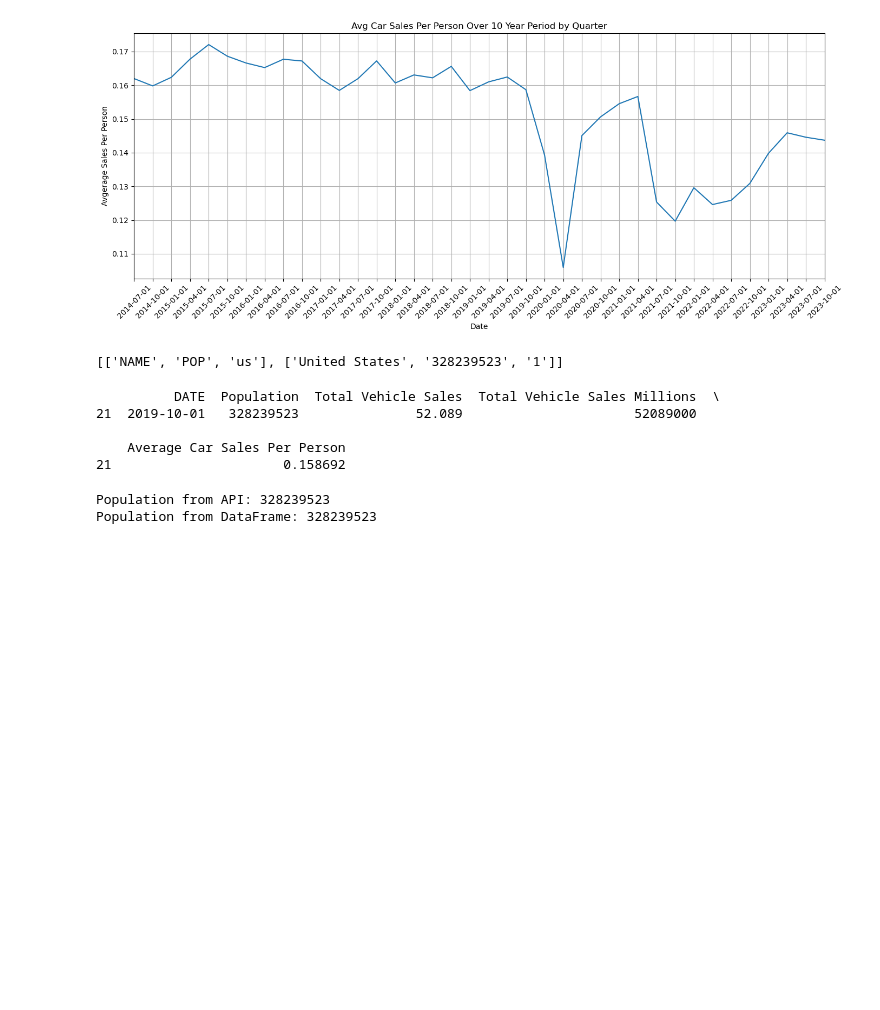
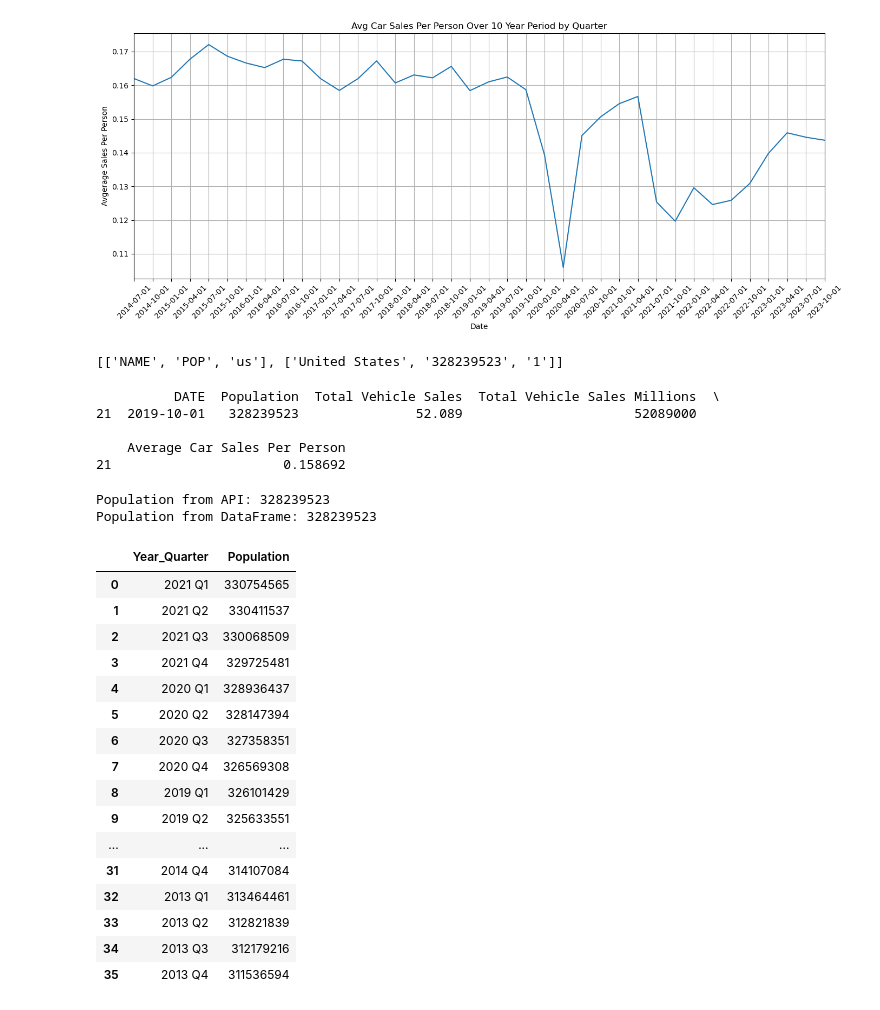
Before and after one commit to Jagar513/project_1_bootcamp, a Jupyter notebook: Automotive Loan Starter Code.ipynb, the cells around one changed output. Drawn from its saved outputs; the diff is of its cells as text; code cells hidden in the pictures; blank space fills up the shorter version.

```diff
--- a/Automotive Loan Starter Code.ipynb
+++ b/Automotive Loan Starter Code.ipynb
@@ -359,3 +359,58 @@ print(f"Population from DataFrame: {date_population}")
 # %% [output]
 Population from API: 328239523
 Population from DataFrame: 328239523
+# %%
+url = "https://datausa.io/api/data?drilldowns=Nation&measures=Population"
+data = requests.get(url).json()
+
+years = []
+population = []
+
+for i in data['data']:
+    years.append(i['Year'])
+    population.append(i['Population'])
+
+population_df = pd.DataFrame({"Year": years, "Population": population})
+
+quarterly_years = []
+quarterly_population = []
+
+for i in range(1, len(population_df)):
+    current_year = population_df.iloc[i]['Year']
+    current_population = population_df.iloc[i]['Population']
+    previous_population = population_df.iloc[i-1]['Population']
+
+
+    yearly_increase = current_population - previous_population
+
+
+    quarterly_increase = yearly_increase / 4
+
+
+    for quarter in range(1, 5):
+
+        population_at_quarter = previous_population + (quarterly_increase * quarter)
+        quarterly_years.append(f"{current_year} Q{quarter}")
+        quarterly_population.append(int(population_at_quarter))
+
+quarterly_df = pd.DataFrame({"Year_Quarter": quarterly_years, "Population": quarterly_population})
+
+quarterly_df
+# %% [output]
+|  | Year_Quarter | Population |
+| 0 | 2021 Q1 | 330754565 |
+| 1 | 2021 Q2 | 330411537 |
+| 2 | 2021 Q3 | 330068509 |
+| 3 | 2021 Q4 | 329725481 |
+| 4 | 2020 Q1 | 328936437 |
+| 5 | 2020 Q2 | 328147394 |
+| 6 | 2020 Q3 | 327358351 |
+| 7 | 2020 Q4 | 326569308 |
+| 8 | 2019 Q1 | 326101429 |
+| 9 | 2019 Q2 | 325633551 |
+| ... | ... | ... |
+| 31 | 2014 Q4 | 314107084 |
+| 32 | 2013 Q1 | 313464461 |
+| 33 | 2013 Q2 | 312821839 |
+| 34 | 2013 Q3 | 312179216 |
+| 35 | 2013 Q4 | 311536594 |
```
